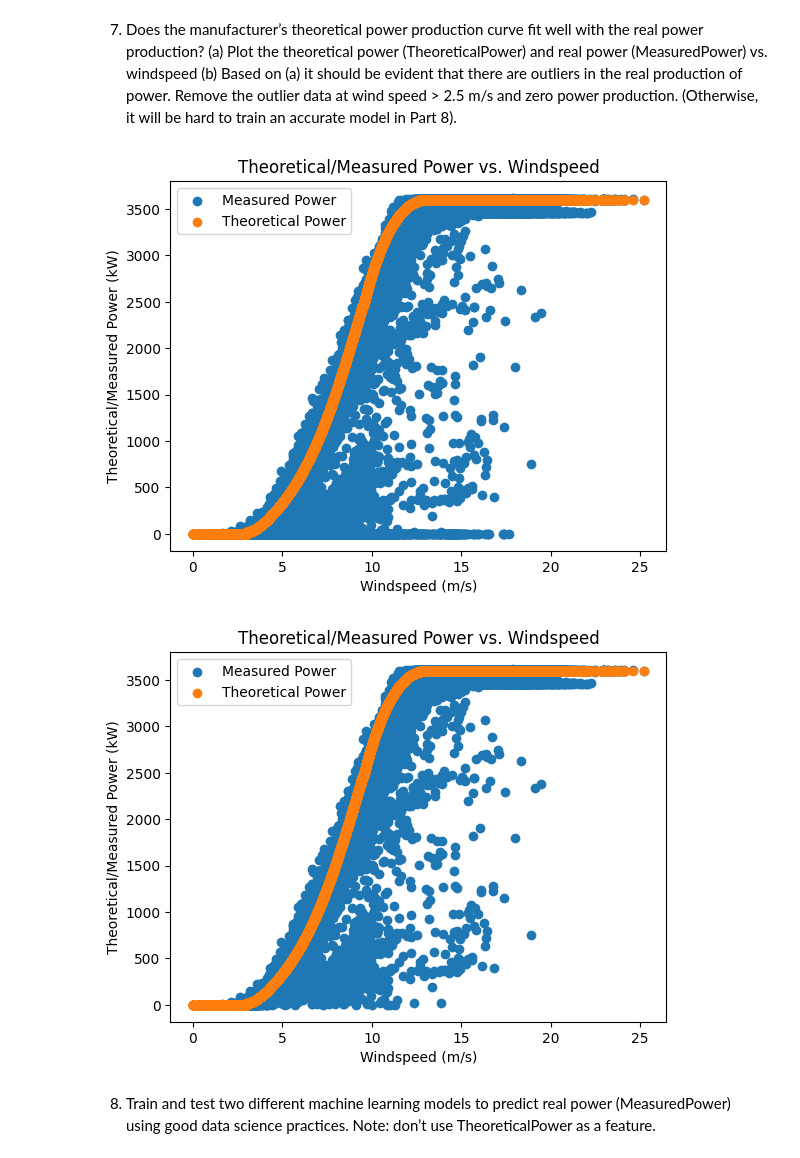
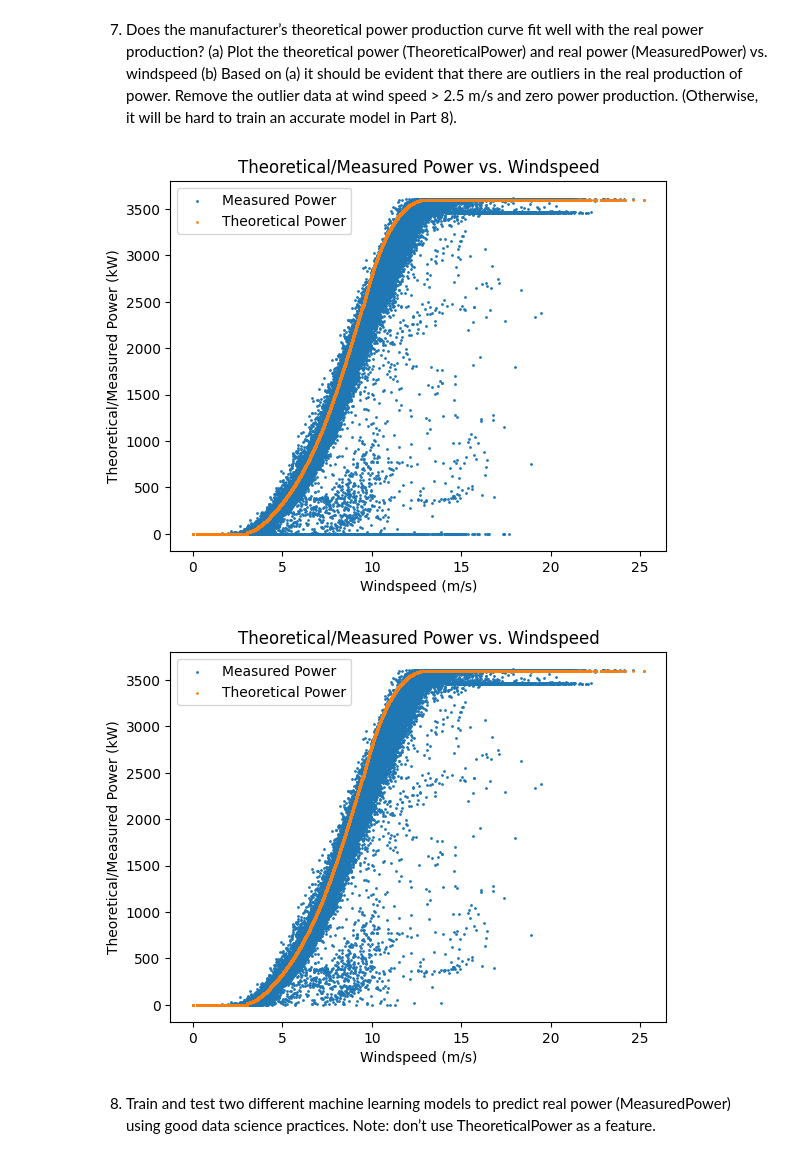
Before and after one commit to btschneid/TheVisionariesProject, a Jupyter notebook: model.ipynb, the cells around one changed output. Cells and saved outputs as stored; diff of their text form; code cells hidden in the pictures.

```diff
--- a/model.ipynb
+++ b/model.ipynb
@@ -192,41 +198,29 @@ windspeed
 power. Remove the outlier data at wind speed > 2.5 m/s and zero power production. (Otherwise,
 it will be hard to train an accurate model in Part 8).
 # %%
+# Scatter plot of Measured Power vs Windspeed
+plt.scatter(df["WindSpeed"], df["MeasuredPower"], label="Measured Power", s=1)
+plt.scatter(df["WindSpeed"], df["TheoreticalPower"], label="Theoretical Power", s=1)
 
-# Create a scatter plot of measured power vs. windspeed
-plt.scatter(df["WindSpeed"], df["MeasuredPower"], label='Measured Power')
-
-plt.scatter(df["WindSpeed"], df["TheoreticalPower"], label='Theoretical Power')
-
-
-
-# Add labels and legend
 plt.xlabel("Windspeed (m/s)")
 plt.ylabel("Theoretical/Measured Power (kW)")
 plt.title("Theoretical/Measured Power vs. Windspeed")
 plt.legend()
-
-# Show the plot
 plt.show()
 # %% [output]
-[figure, old version]
+[figure, new version]
 # %%
+# Get rid of Wind speed values below 2.5
 df = df.loc[(df["WindSpeed"] <= 2.5) | (df["MeasuredPower"] != 0)]
-# Create a scatter plot of measured power vs. windspeed
-plt.scatter(df["WindSpeed"], df["MeasuredPower"], label='Measured Power')
 
-plt.scatter(df["WindSpeed"], df["TheoreticalPower"], label='Theoretical Power')
-
-
-
-# Add labels and legend
+# Create scatter plot of windspeed and measuredpower
+plt.scatter(df["WindSpeed"], df["MeasuredPower"], label="Measured Power", s=1)
+plt.scatter(df["WindSpeed"], df["TheoreticalPower"], label="Theoretical Power", s=1)
 plt.xlabel("Windspeed (m/s)")
 plt.ylabel("Theoretical/Measured Power (kW)")
 plt.title("Theoretical/Measured Power vs. Windspeed")
 plt.legend()
-
-# Show the plot
 plt.show()
 # %% [output]
-[figure, old version]
+[figure, new version]
 # %%
```
Also changed, not shown: parts of 46 cells of this notebook.
